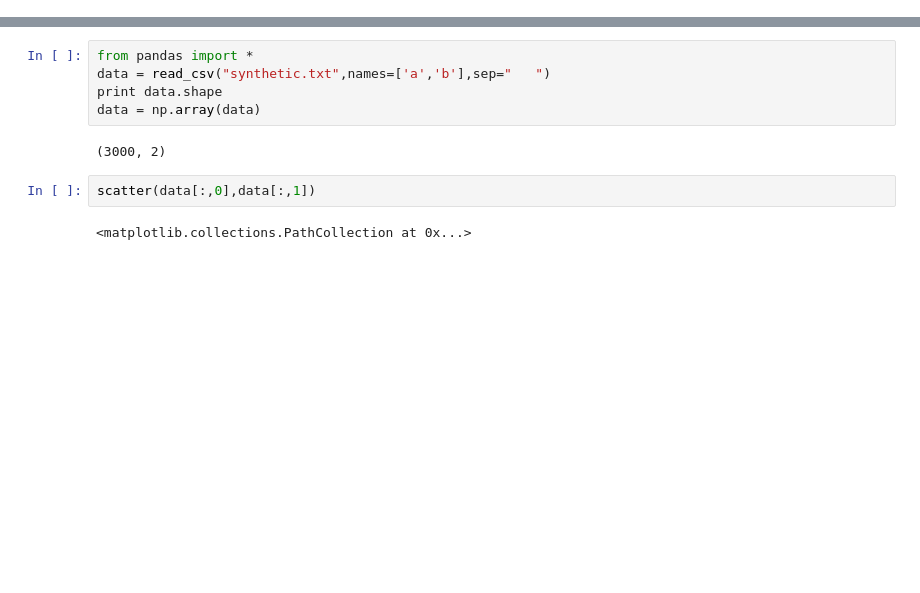
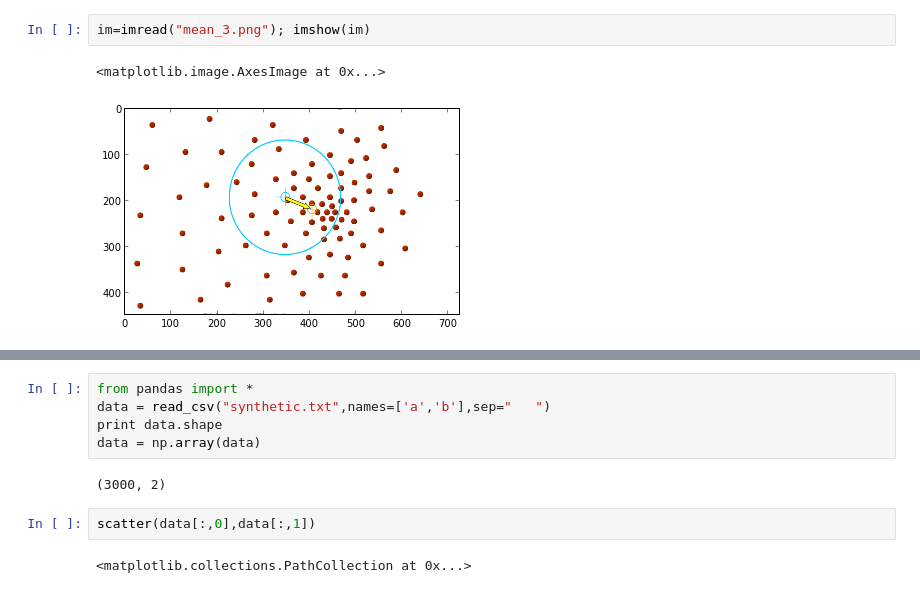
Before and after one commit to theparma/classnotes, a Jupyter notebook: app-math-tr/meanshift/meanshift.ipynb, the cells around one changed output, grey strips where cells are left out. Cells and saved outputs as stored; diff of their text form; blank space fills up the shorter version.

```diff
--- a/app-math-tr/meanshift/meanshift.ipynb
+++ b/app-math-tr/meanshift/meanshift.ipynb
@@ -0,0 +13,5 @@
+# %%
+im=imread("mean_3.png"); imshow(im)
+# %% [output]
+<matplotlib.image.AxesImage at 0x...>
+[figure, added]
```
Also changed, not shown: parts of 10 cells of this notebook.
